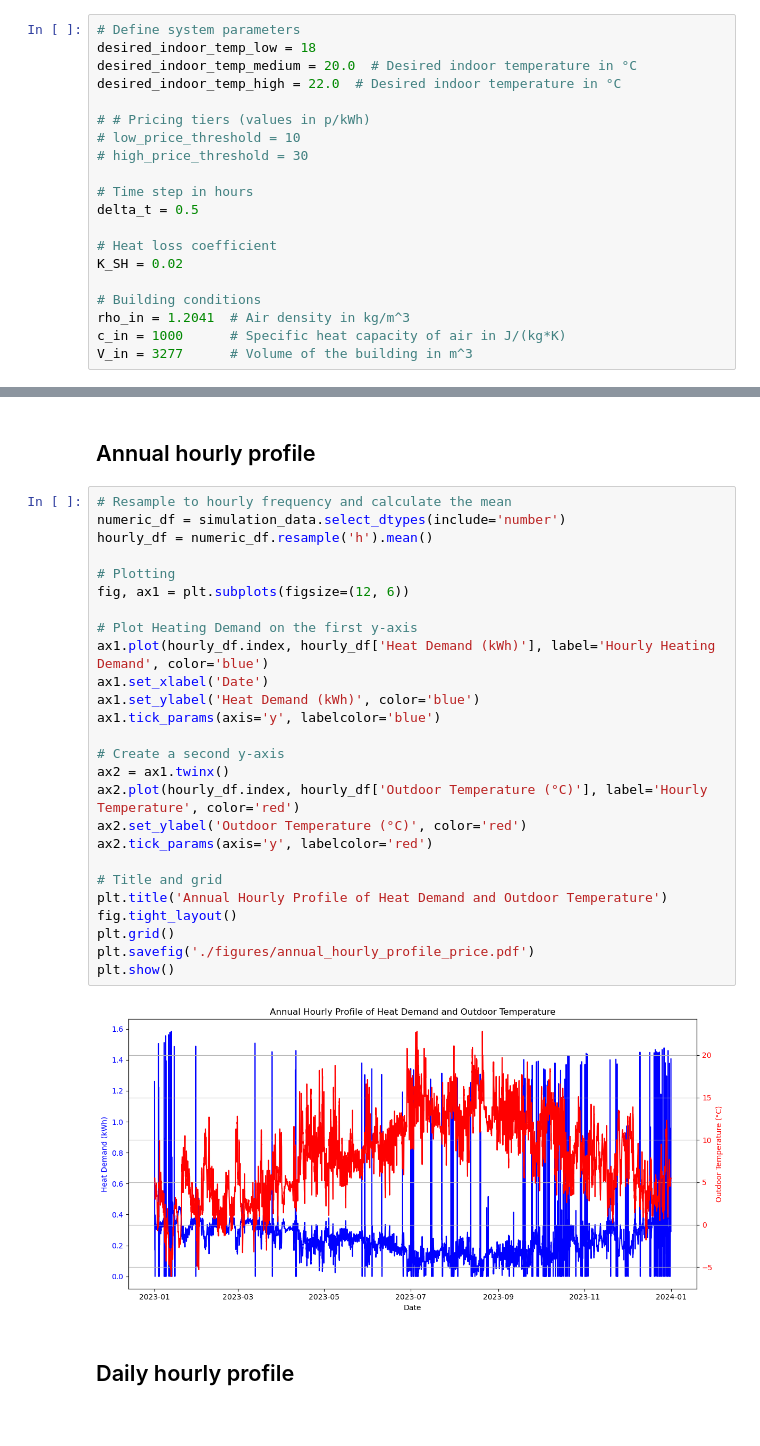
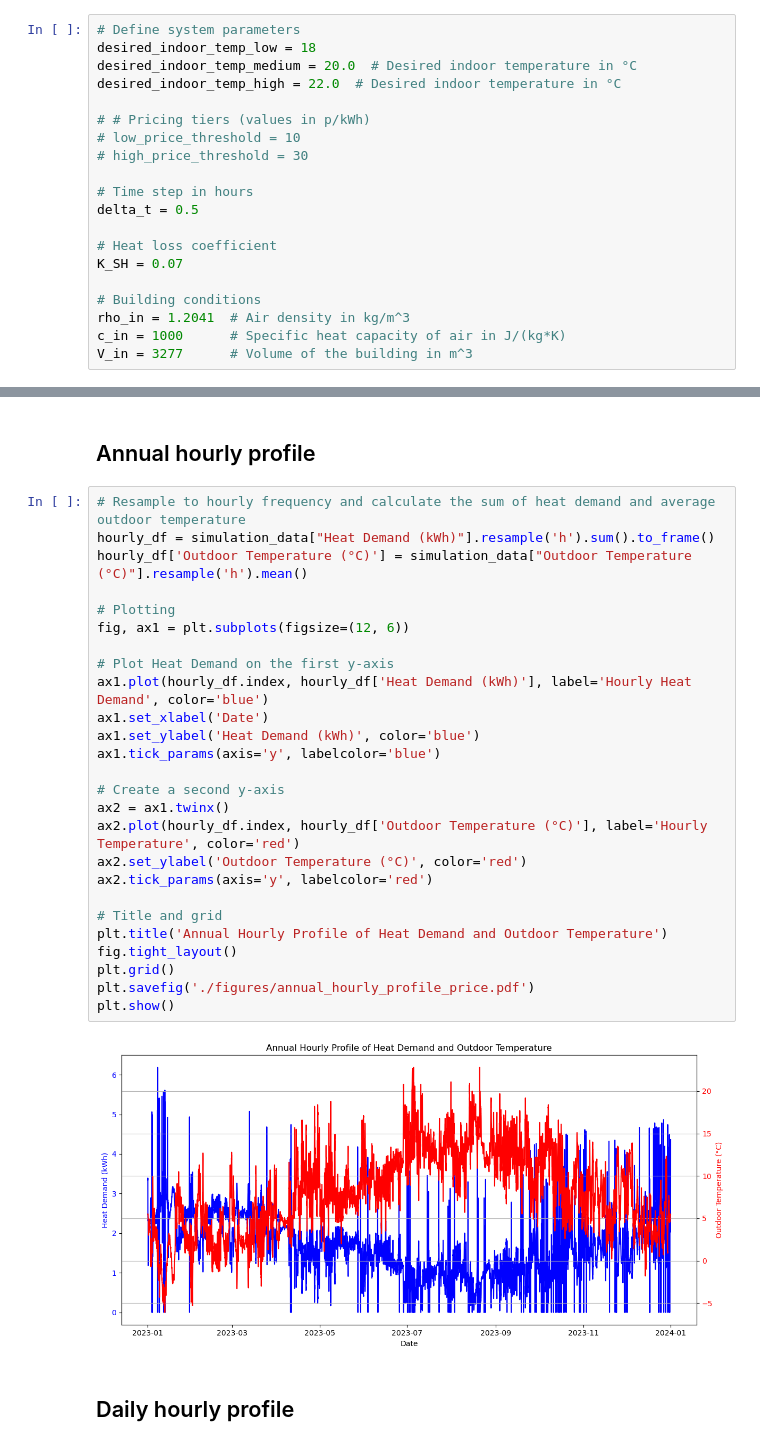
Before and after one commit to Qiuyi-Hong/Rule-Based-Control, a Jupyter notebook: price_based_control.ipynb, the cells around one changed output, grey strips where cells are left out. Cells and saved outputs as stored; diff of their text form.

Commit message:
updated algorithms, parameters and visualisations

```diff
--- a/price_based_control.ipynb
+++ b/price_based_control.ipynb
@@ -33,7 +33,7 @@ desired_indoor_temp_high = 22.0  # Desired indoor temperature in °C
 delta_t = 0.5
 
 # Heat loss coefficient
-K_SH = 0.02
+K_SH = 0.07
 
 # Building conditions
 rho_in = 1.2041  # Air density in kg/m^3
@@ -162,33 +165,33 @@ plt.show()
 # %% [markdown]
 ## Annual hourly profile
 # %%
-# Resample to hourly frequency and calculate the mean
-numeric_df = simulation_data.select_dtypes(include='number')
-hourly_df = numeric_df.resample('h').mean()
+# Resample to hourly frequency and calculate the sum of heat demand and average outdoor temperature
+hourly_df = simulation_data["Heat Demand (kWh)"].resample('h').sum().to_frame()
+hourly_df['Outdoor Temperature (°C)'] = simulation_data["Outdoor Temperature (°C)"].resample('h').mean()
 
 # Plotting
 fig, ax1 = plt.subplots(figsize=(12, 6))
 
-# Plot Heating Demand on the first y-axis
-ax1.plot(hourly_df.index, hourly_df['Heat Demand (kWh)'], label='Hourly Heating Demand', color='blue')
+# Plot Heat Demand on the first y-axis
+ax1.plot(hourly_df.index, hourly_df['Heat Demand (kWh)'], label='Hourly Heat Demand', color='blue')
 ax1.set_xlabel('Date')
 ax1.set_ylabel('Heat Demand (kWh)', color='blue')
 ax1.tick_params(axis='y', labelcolor='blue')
 
 # Create a second y-axis
 ax2 = ax1.twinx()
 ax2.plot(hourly_df.index, hourly_df['Outdoor Temperature (°C)'], label='Hourly Temperature', color='red')
 ax2.set_ylabel('Outdoor Temperature (°C)', color='red')
 ax2.tick_params(axis='y', labelcolor='red')
 
 # Title and grid
 plt.title('Annual Hourly Profile of Heat Demand and Outdoor Temperature')
 fig.tight_layout()
 plt.grid()
 plt.savefig('./figures/annual_hourly_profile_price.pdf')
 plt.show()
 # %% [output]
-[figure, old version]
+[figure, new version]
 # %% [markdown]
 ## Daily hourly profile
 # %%
```
Also changed, not shown: parts of 9 cells of this notebook, 49 other files.
